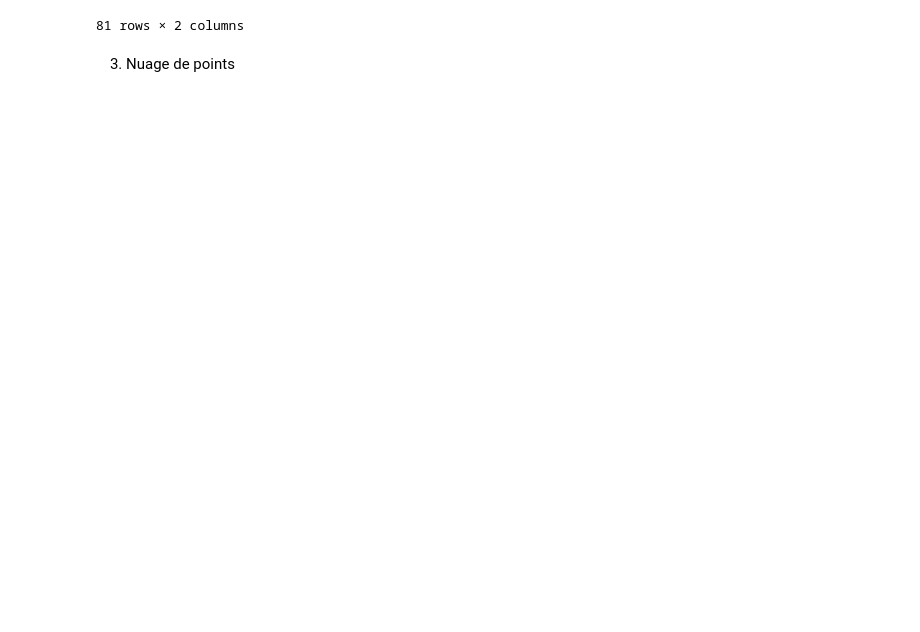
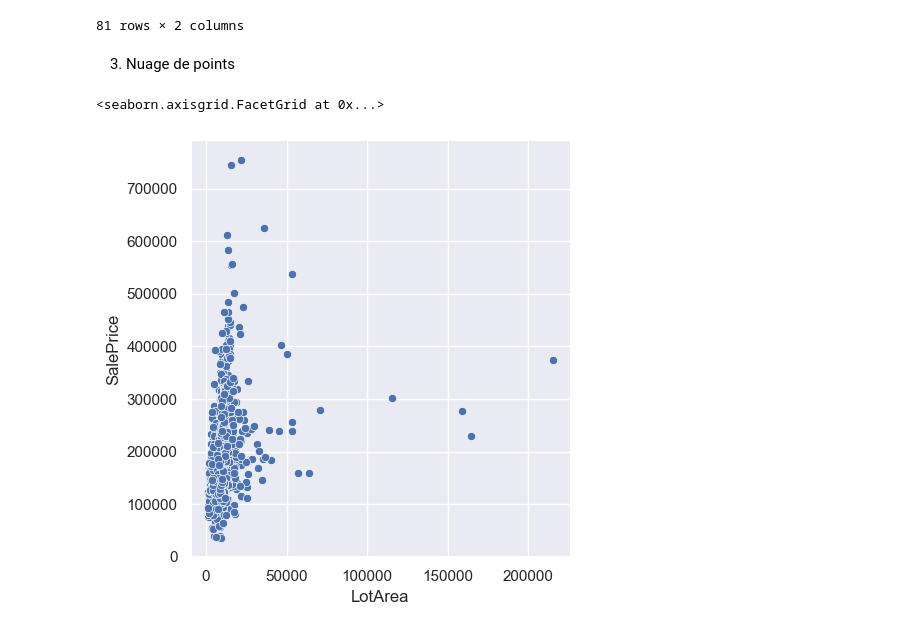
Before and after one commit to Amine-Alami/H3Python, a Jupyter notebook: Data_Visualisation_Statistiques.ipynb, the cells around one changed output. Drawn from its saved outputs; the diff is of its cells as text; code cells hidden in the pictures; blank space fills up the shorter version.

Commit message:
Visualisation d’un nuage de points

```diff
--- a/Data_Visualisation_Statistiques.ipynb
+++ b/Data_Visualisation_Statistiques.ipynb
@@ -37,0 +38,8 @@ sns.load_dataset()
+# %%
+sns.relplot(
+    data=housePr,
+    x="LotArea", y="SalePrice"
+)
+# %% [output]
+<seaborn.axisgrid.FacetGrid at 0x...>
+[figure, added]
```
Also changed, not shown: parts of 7 cells of this notebook.
